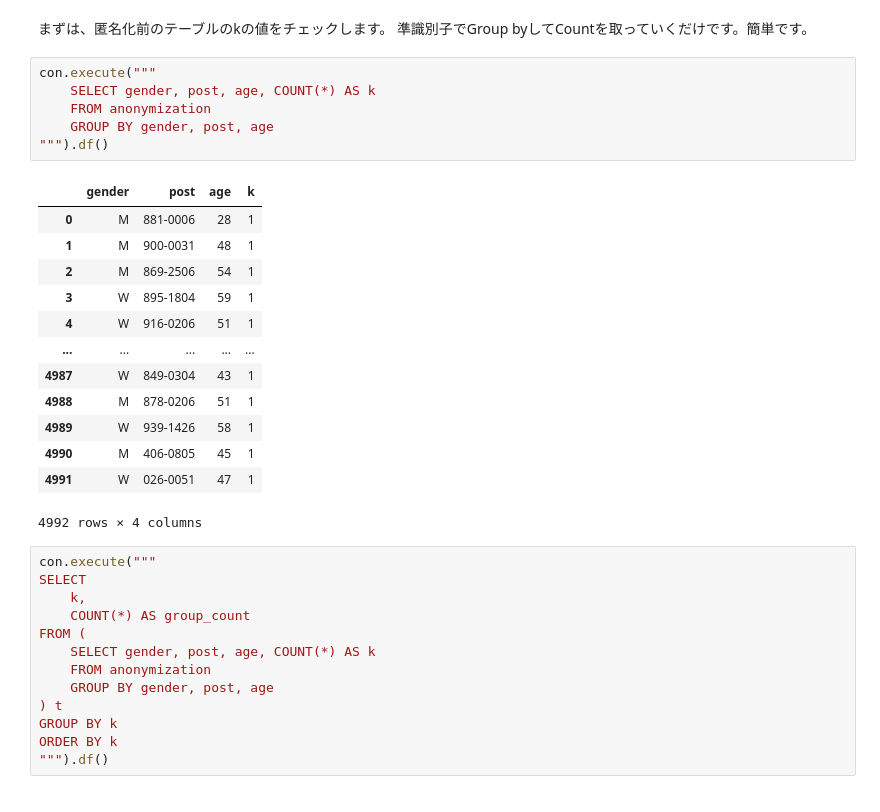
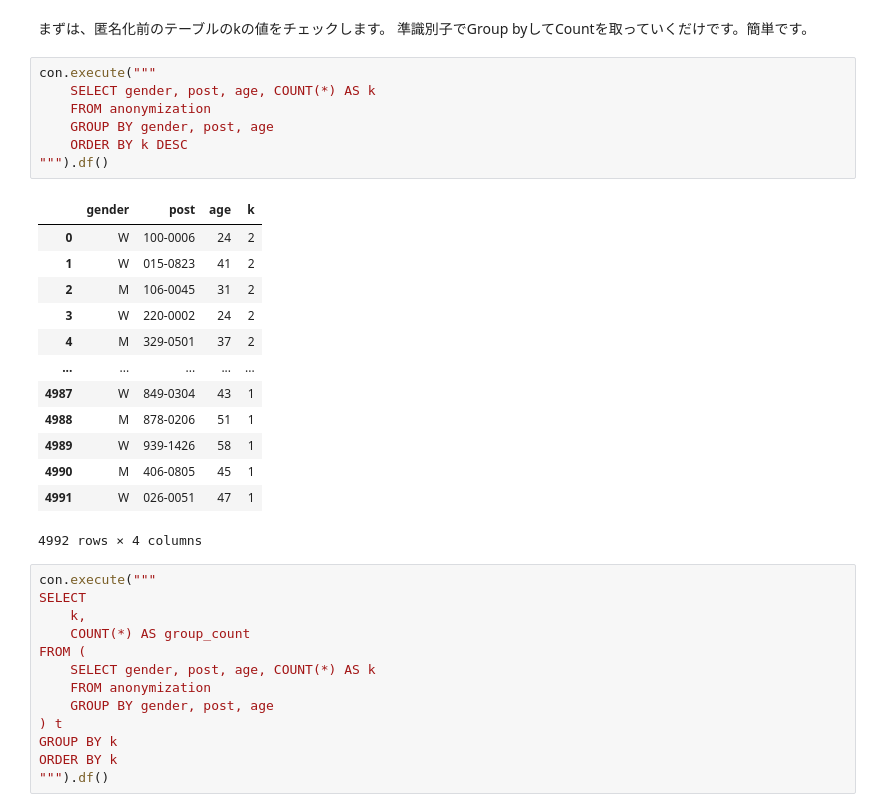
Before and after one commit to takao-takenouchi/k-anonymization_sql, a Jupyter notebook: k_anonymization_sql.ipynb, the cells around one changed output. Drawn from its saved outputs; the diff is of its cells as text.

```diff
--- a/k_anonymization_sql.ipynb
+++ b/k_anonymization_sql.ipynb
@@ -83,16 +83,17 @@ con.execute("SELECT * FROM anonymization").df()
 # %%
 con.execute("""
     SELECT gender, post, age, COUNT(*) AS k
     FROM anonymization
     GROUP BY gender, post, age
+    ORDER BY k DESC
 """).df()
 # %% [output]
 |  | gender | post | age | k |
-| 0 | M | 881-0006 | 28 | 1 |
-| 1 | M | 900-0031 | 48 | 1 |
-| 2 | M | 869-2506 | 54 | 1 |
-| 3 | W | 895-1804 | 59 | 1 |
-| 4 | W | 916-0206 | 51 | 1 |
+| 0 | W | 100-0006 | 24 | 2 |
+| 1 | W | 015-0823 | 41 | 2 |
+| 2 | M | 106-0045 | 31 | 2 |
+| 3 | W | 220-0002 | 24 | 2 |
+| 4 | M | 329-0501 | 37 | 2 |
 | ... | ... | ... | ... | ... |
 | 4987 | W | 849-0304 | 43 | 1 |
 | 4988 | M | 878-0206 | 51 | 1 |
```
